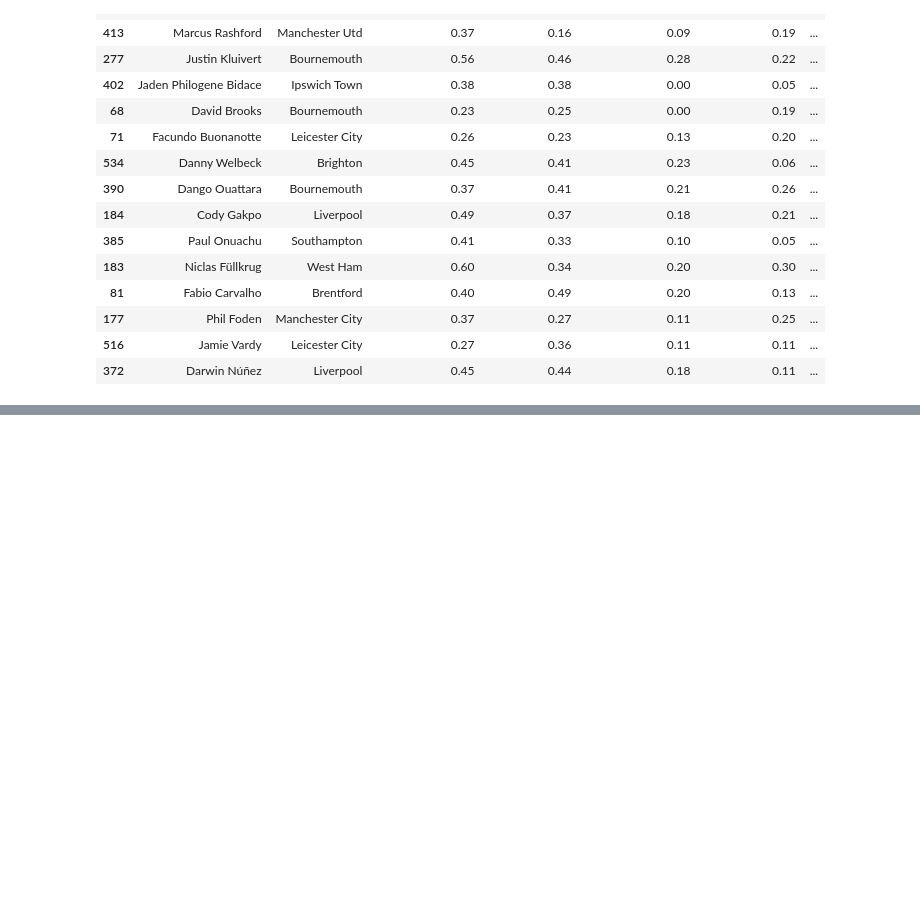
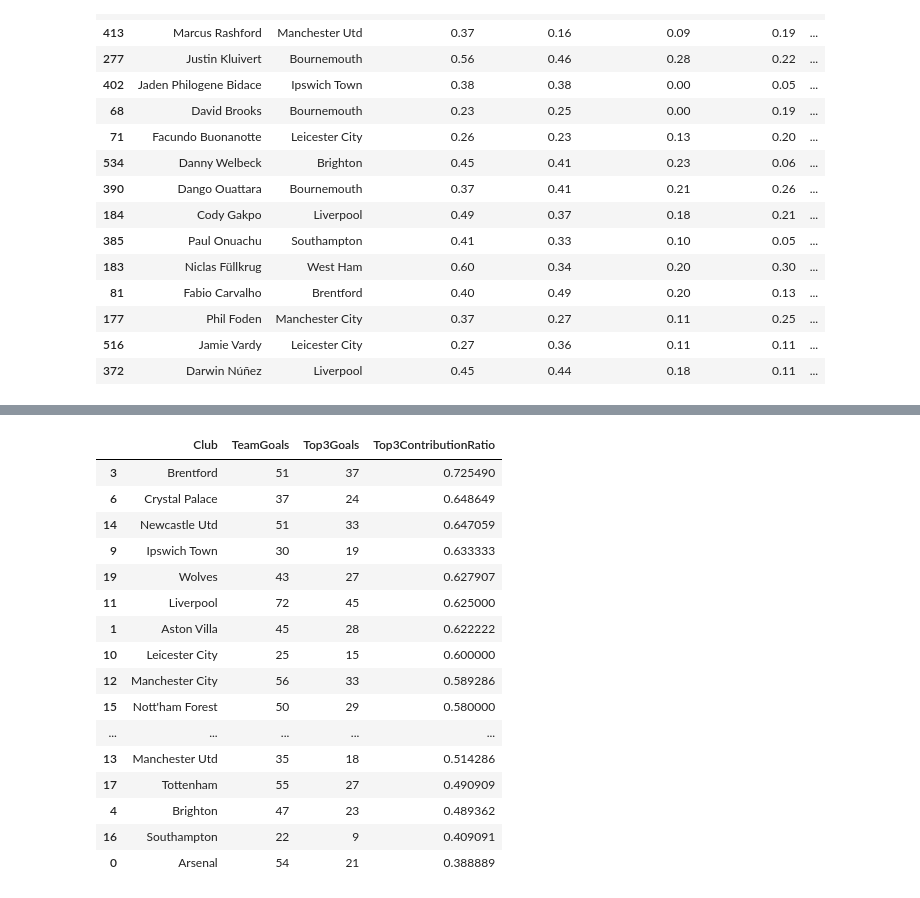
Before and after one commit to AvirukthGT/PremierLeagueAnalysis, a Jupyter notebook: player_analysis.ipynb, the cells around one changed output, grey strips where cells are left out. Cells and saved outputs as stored; diff of their text form; code cells hidden in the pictures; blank space fills up the shorter version.

```diff
--- a/player_analysis.ipynb
+++ b/player_analysis.ipynb
@@ -598,0 +603,20 @@ NameError: name 'player_data' is not defined
+# %%
+reliance_df.sort_values('Top3ContributionRatio',ascending=False)
+# %% [output]
+|  | Club | TeamGoals | Top3Goals | Top3ContributionRatio |
+| 3 | Brentford | 51 | 37 | 0.725490 |
+| 6 | Crystal Palace | 37 | 24 | 0.648649 |
+| 14 | Newcastle Utd | 51 | 33 | 0.647059 |
+| 9 | Ipswich Town | 30 | 19 | 0.633333 |
+| 19 | Wolves | 43 | 27 | 0.627907 |
+| 11 | Liverpool | 72 | 45 | 0.625000 |
+| 1 | Aston Villa | 45 | 28 | 0.622222 |
+| 10 | Leicester City | 25 | 15 | 0.600000 |
+| 12 | Manchester City | 56 | 33 | 0.589286 |
+| 15 | Nott'ham Forest | 50 | 29 | 0.580000 |
+| ... | ... | ... | ... | ... |
+| 13 | Manchester Utd | 35 | 18 | 0.514286 |
+| 17 | Tottenham | 55 | 27 | 0.490909 |
+| 4 | Brighton | 47 | 23 | 0.489362 |
+| 16 | Southampton | 22 | 9 | 0.409091 |
+| 0 | Arsenal | 54 | 21 | 0.388889 |
```
Also changed, not shown: parts of 5 cells of this notebook.
